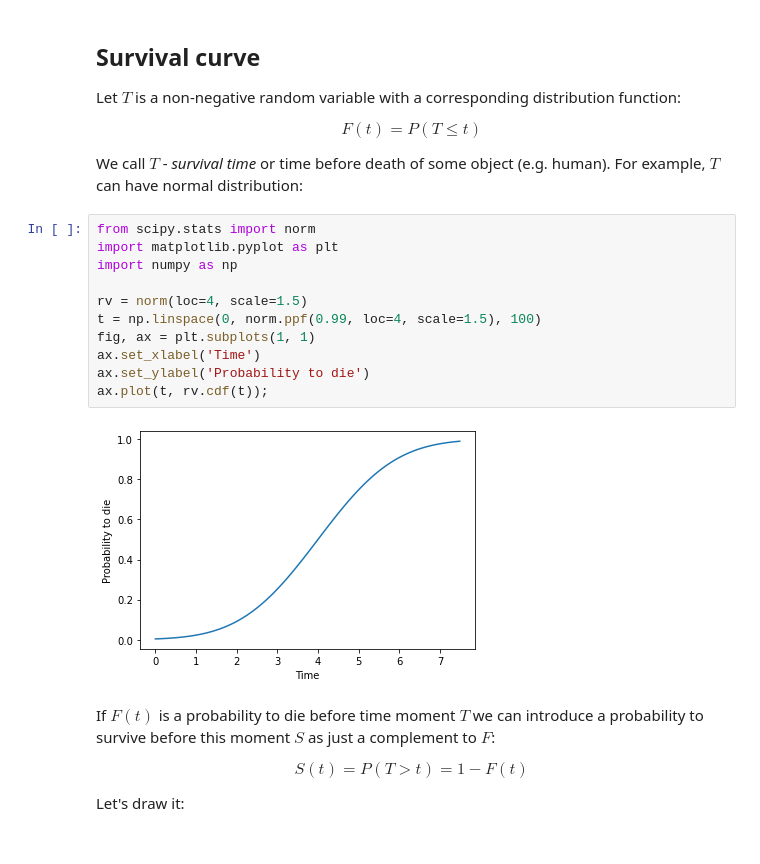
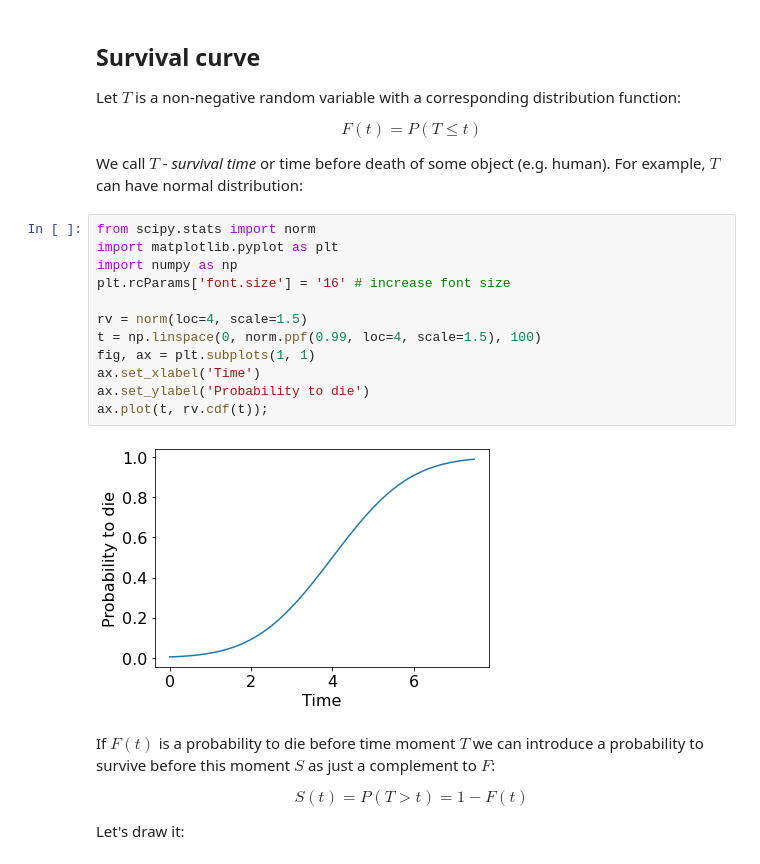
Before and after one commit to ComputationalAgingLab/computational_aging_course, a Jupyter notebook: _build/jupyter_execute/stat/hazard_models.ipynb, the cells around one changed output. Cells and saved outputs as stored; diff of their text form.

```diff
--- a/_build/jupyter_execute/stat/hazard_models.ipynb
+++ b/_build/jupyter_execute/stat/hazard_models.ipynb
@@ -19,16 +19,17 @@ We call $T$ - *survival time* or time before death of some object (e.g. human).
 # %%
 from scipy.stats import norm
 import matplotlib.pyplot as plt
 import numpy as np
+plt.rcParams['font.size'] = '16' # increase font size
 
 rv = norm(loc=4, scale=1.5)
 t = np.linspace(0, norm.ppf(0.99, loc=4, scale=1.5), 100)
 fig, ax = plt.subplots(1, 1)
 ax.set_xlabel('Time')
 ax.set_ylabel('Probability to die')
 ax.plot(t, rv.cdf(t));
 # %% [output]
-[figure, old version]
+[figure, new version]
 # %% [markdown]
 If $F(t)$ is a probability to die before time moment $T$ we can introduce a probability to survive before this moment $S$ as just a complement to $F$:
 
```
Also changed, not shown: parts of 9 cells of this notebook, 22 other files.
